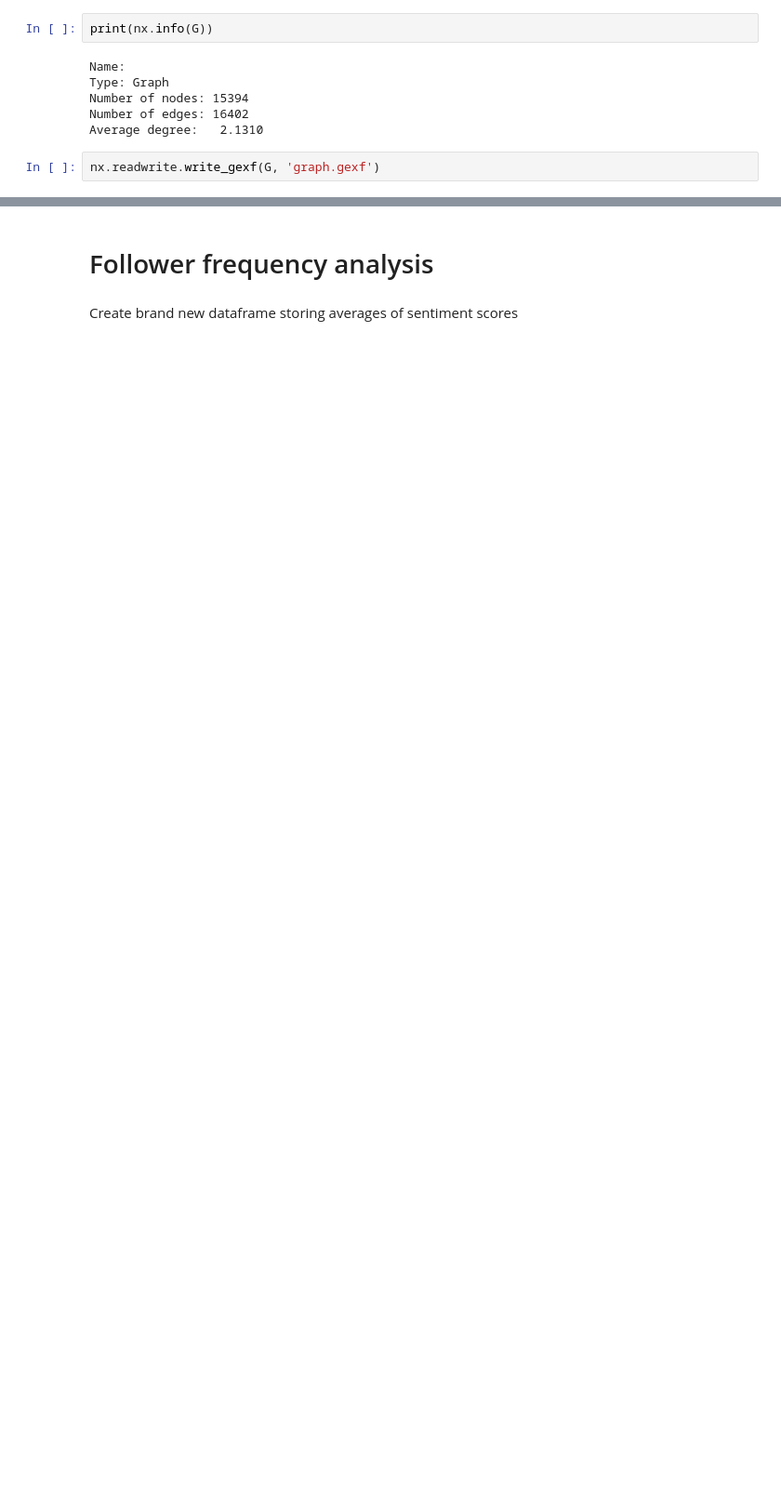
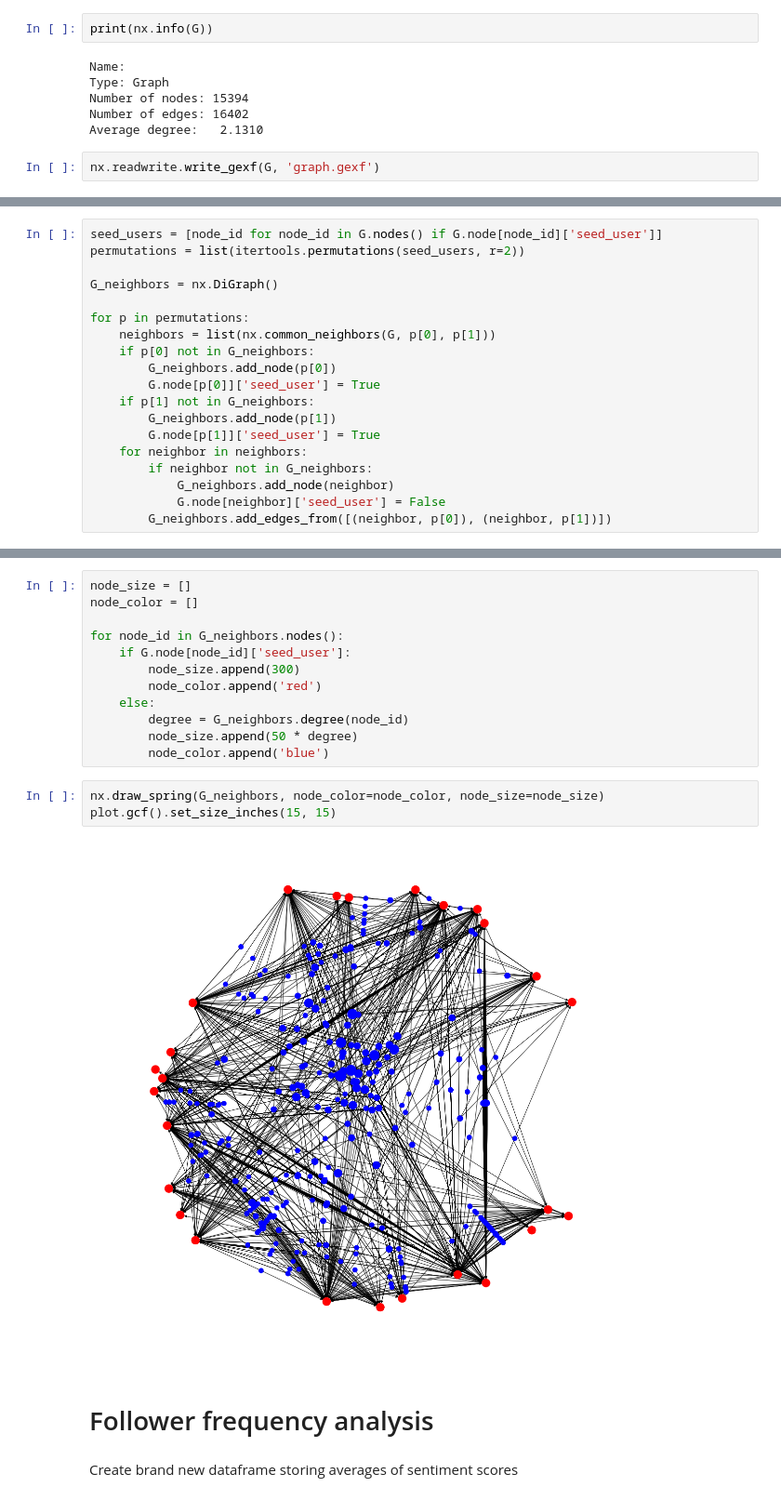
Before and after one commit to detectAna/detectAna, a Jupyter notebook: exploratory_analysis/data_analysis.ipynb, the cells around one changed output, grey strips where cells are left out. Shown at 93% size. Saved outputs shown, nothing was run; the diff lists cells and outputs as text; blank space fills up the shorter version.

```diff
--- a/exploratory_analysis/data_analysis.ipynb
+++ b/exploratory_analysis/data_analysis.ipynb
@@ -857,0 +861,19 @@ nx.readwrite.write_gexf(G, 'graph.gexf')
+# %%
+seed_users = [node_id for node_id in G.nodes() if G.node[node_id]['seed_user']]
+permutations = list(itertools.permutations(seed_users, r=2))
+
+G_neighbors = nx.DiGraph()
+
+for p in permutations:
+    neighbors = list(nx.common_neighbors(G, p[0], p[1]))
+    if p[0] not in G_neighbors:
+        G_neighbors.add_node(p[0])
+        G.node[p[0]]['seed_user'] = True
+    if p[1] not in G_neighbors:
+        G_neighbors.add_node(p[1])
+        G.node[p[1]]['seed_user'] = True
+    for neighbor in neighbors:
+        if neighbor not in G_neighbors:
+            G_neighbors.add_node(neighbor)
+            G.node[neighbor]['seed_user'] = False
+        G_neighbors.add_edges_from([(neighbor, p[0]), (neighbor, p[1])])
@@ -858,3 +891,20 @@ nx.readwrite.write_gexf(G, 'graph.gexf')
+# %%
+node_size = []
+node_color = []
+
+for node_id in G_neighbors.nodes():
+    if G.node[node_id]['seed_user']:
+        node_size.append(300)
+        node_color.append('red')
+    else:
+        degree = G_neighbors.degree(node_id)
+        node_size.append(50 * degree)
+        node_color.append('blue')
+# %%
+nx.draw_spring(G_neighbors, node_color=node_color, node_size=node_size)
+plot.gcf().set_size_inches(15, 15)
+# %% [output]
+[figure, added]
 # %% [markdown]
 # Follower frequency analysis
 # %% [markdown]
```
Also changed, not shown: parts of 4 cells of this notebook.
